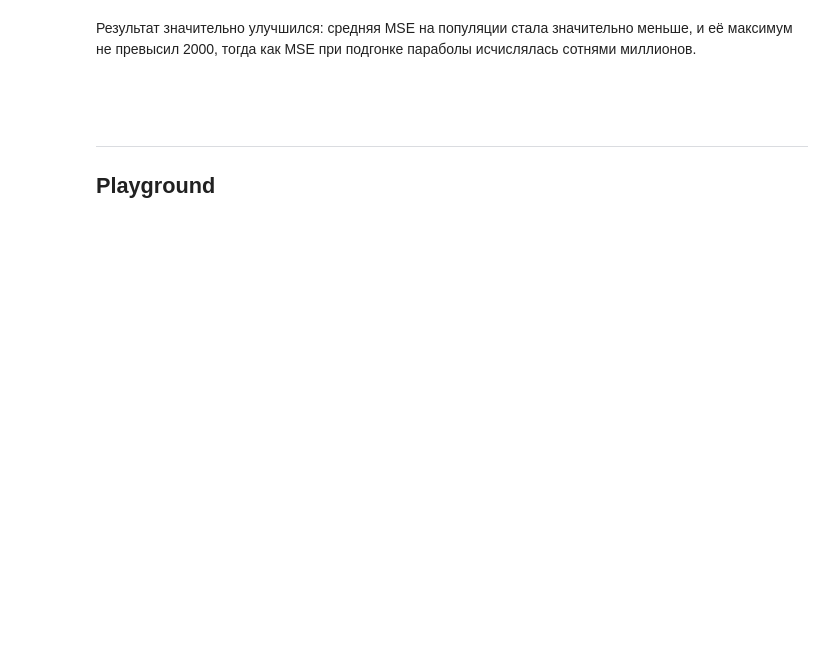
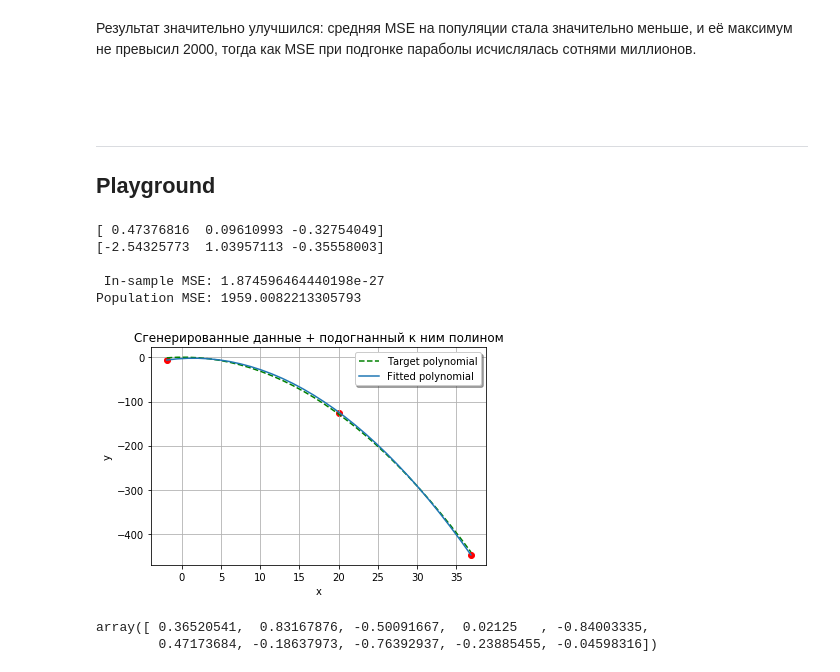
Before and after one commit to KonstantinMasich/DS-and-Statistics, a Jupyter notebook: Разное/Эксперименты с шумом.ipynb, the cells around one changed output. Cells and saved outputs as stored; diff of their text form; code cells hidden in the pictures; blank space fills up the shorter version.

```diff
--- a/Разное/Эксперименты с шумом.ipynb
+++ b/Разное/Эксперименты с шумом.ipynb
@@ -282,3 +283,71 @@ MSE на популяции
 # %% [markdown]
 <br><br><hr>
 ## Playground
+# %%
+def experiment(target_order, fit_order, population_size, sample_size, low, hi, noise_magnitude, show_result=True):
+    # 1. Сгенерируем данные, порождённые полиномом заданной степени с некоторым шумом:
+    coefs = np.random.uniform(-1, 1, size=target_order+1)
+    print(coefs)
+    target = poly.Polynomial(coefs)
+    X = np.random.uniform(low, hi, size=population_size)
+    y = [target(each) + uniform(-1, 1)*noise_magnitude for each in X]
+
+    # 2. Вытянем выборку заданного объёма:
+    _, X_sample, _, y_sample = train_test_split(X, y, test_size=sample_size)
+
+    # 3. Произведём подгонку к данным полинома заданной степени:
+    coefs = poly.polyfit(X_sample, y_sample, fit_order)
+    fit   = poly.Polynomial(coefs)
+    print(coefs)
+
+    # 4. Отчитаемся о величине ошибки на тренировочной выборке и на популяции:
+    # ----- E_in:
+    y_pred = [fit(each) for each in X_sample]
+    E_in = mean_squared_error(y_sample, y_pred)
+    # ----- E_population:
+    y_pred = [fit(each) for each in X]
+    E_pop = mean_squared_error(y, y_pred)
+    if show_result:
+        print('\n In-sample MSE:', E_in)
+        print('Population MSE:'  , E_pop)
+
+    # 5. Отобразим результат графически:
+    if show_result:
+        plt.clf()
+        plt.title('Сгенерированные данные + подогнанный к ним полином')
+        plt.xlabel('x')
+        plt.ylabel('y')
+        # -- Training sample points:
+        x_coords = np.linspace(min(X_sample), max(X_sample), num=len(X_sample)*10)
+        plt.scatter(X_sample, y_sample, c='r', marker='o')
+        # -- Target polynomial:
+        plt.plot(x_coords, target(x_coords), c='g', ls='--', label='Target polynomial')
+        # -- Fitted polynomial:
+        plt.plot(x_coords, fit(x_coords), label='Fitted polynomial')
+        plt.grid()
+        plt.legend(shadow=True)
+        plt.show()
+    return E_in, E_pop
+
+
+POPULATION_SIZE = 10000
+SAMPLE_SIZE  = 3
+TARGET_ORDER = 2
+FIT_ORDER    = 2
+NOISE        = 8
+LOW, HI      = -50, 50
+
+
+experiment(TARGET_ORDER, FIT_ORDER, POPULATION_SIZE, SAMPLE_SIZE, LOW, HI, NOISE);
+# %% [output]
+[ 0.47376816  0.09610993 -0.32754049]
+[-2.54325773  1.03957113 -0.35558003]
+
+ In-sample MSE: 1.874596464440198e-27
+Population MSE: 1959.0082213305793
+[figure, added]
+# %%
+np.random.uniform(-1, 1, size=10)
+# %% [output]
+array([ 0.36520541,  0.83167876, -0.50091667,  0.02125   , -0.84003335,
+        0.47173684, -0.18637973, -0.76392937, -0.23885455, -0.04598316])
```
Also changed, not shown: parts of 10 cells of this notebook.
